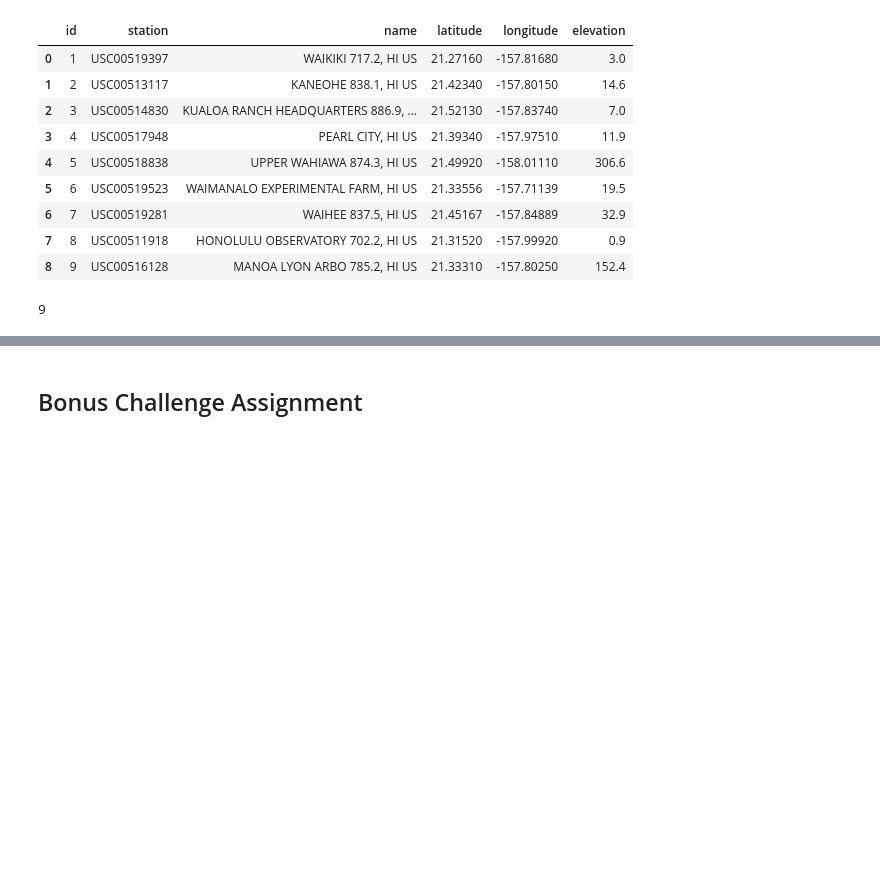
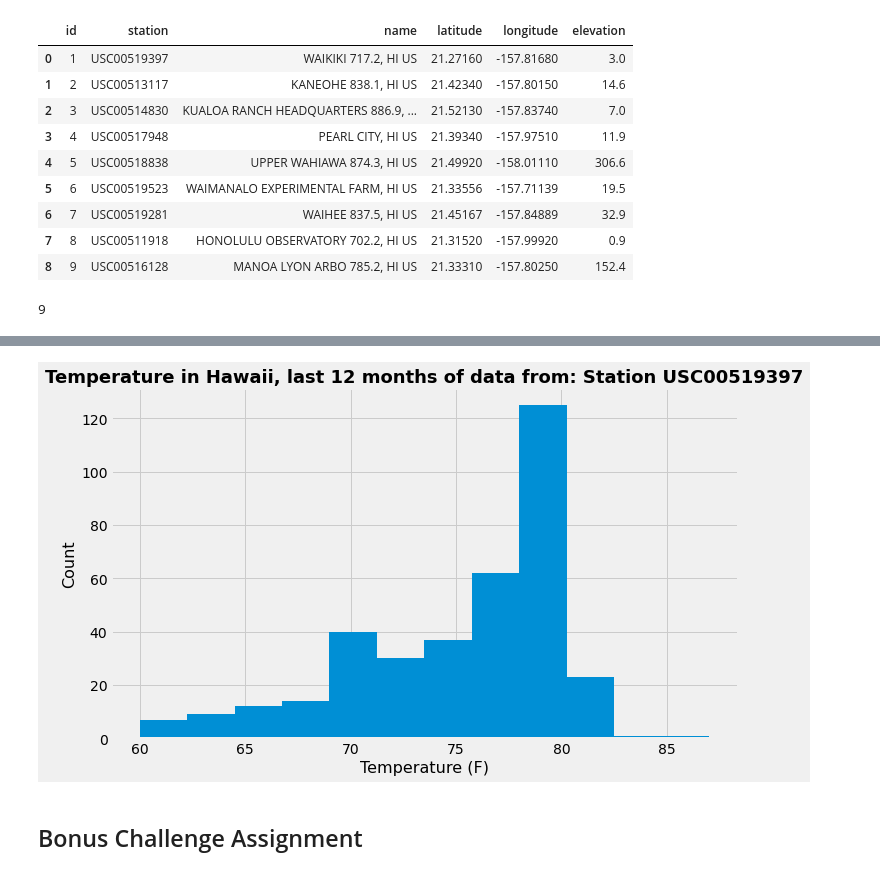
Before and after one commit to dhoa1712/SMU_Homework_Sep2020, a Jupyter notebook: 10-Advanced-Data-Storage-and-Retrieval/Submission/climate_starter.ipynb, the cells around one changed output, grey strips where cells are left out. Cells and saved outputs as stored; diff of their text form; code cells hidden in the pictures; blank space fills up the shorter version.

```diff
--- a/10-Advanced-Data-Storage-and-Retrieval/Submission/climate_starter.ipynb
+++ b/10-Advanced-Data-Storage-and-Retrieval/Submission/climate_starter.ipynb
@@ -197,0 +251,3 @@ station_df["id"].nunique()
+# %%
+mostActive = df.groupby("station").size().sort_values(ascending=False).index[0]
+mostActive
@@ -198,3 +256,4 @@ station_df["id"].nunique()
 # %%
 # Using the station id from the previous query, calculate the lowest temperature recorded,
 # highest temperature recorded, and average temperature of the most active station?
+df_sub = df.loc[df.station == mostActive].reset_index(drop=True)
@@ -201,6 +272,15 @@ station_df["id"].nunique()
 # %%
 # Choose the station with the highest number of temperature observations.
 # Query the last 12 months of temperature observation data for this station and plot the results as a histogram
+plt.figure(figsize=(10,6))
+plt.hist(df_sub.tobs, bins=12)
+plt.title(f"Temperature in Hawaii, last 12 months of data from: Station {mostActive}", fontweight="bold", fontsize=18)
+plt.ylabel("Count", fontsize=16)
+plt.xlabel("Temperature (F)", fontsize=16)
+
+plt.show()
+# %% [output]
+[figure, added]
 # %% [markdown]
 ## Bonus Challenge Assignment
 # %%
```
Also changed, not shown: parts of 5 cells of this notebook.
